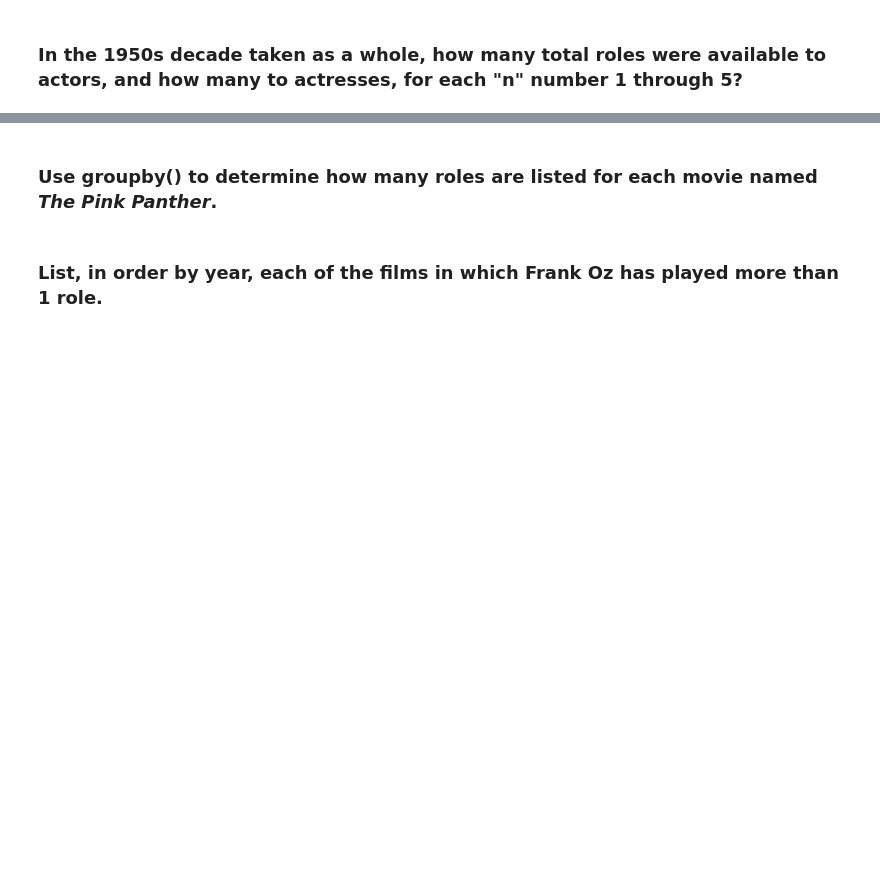
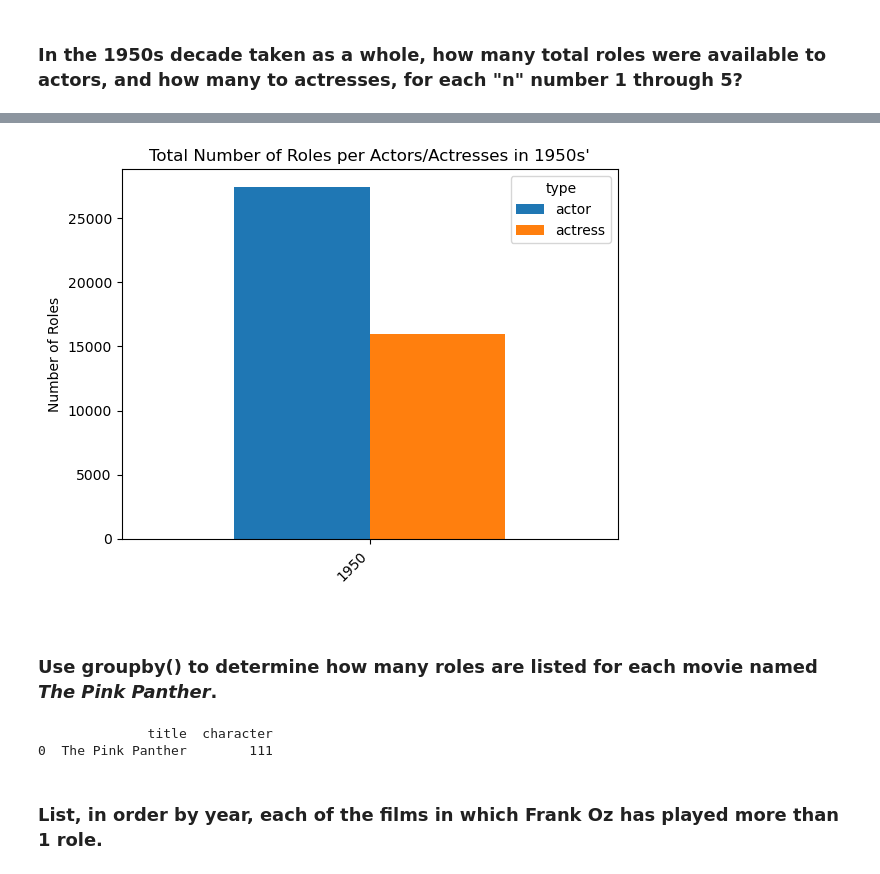
Before and after one commit to ronibars/pycon-pandas-tutorial, a Jupyter notebook: Exercises-3.ipynb, the cells around one changed output, grey strips where cells are left out. Cells and saved outputs as stored; diff of their text form; code cells hidden in the pictures; blank space fills up the shorter version.

```diff
--- a/Exercises-3.ipynb
+++ b/Exercises-3.ipynb
@@ -60,2 +74,5 @@ plt.show()
 # %% [markdown]
 ### In the 1950s decade taken as a whole, how many total roles were available to actors, and how many to actresses, for each "n" number 1 through 5?
+# %%
+cast['decade'] = cast['year'] // 10 * 10
+cast
@@ -62,4 +93,30 @@ plt.show()
+# %%
+roles_1950s = (cast.loc[(cast['n'].between(1, 5)) & (cast['decade'] == 1950)])
+roles_1950s_agg = (
+    roles_1950s.pivot_table(index='decade',
+                            columns='type',
+                            values='n',
+                            aggfunc='count'))
+ax = roles_1950s_agg.plot(kind='bar', width=0.6)
+plt.xlabel(' ')
+plt.xticks(rotation=45, ha='right')
+plt.ylabel('Number of Roles')
+plt.title("Total Number of Roles per Actors/Actresses in 1950s'")
+ax.legend(title='type')
+plt.show()
+# %% [output]
+[figure, added]
 # %% [markdown]
 ### Use groupby() to determine how many roles are listed for each movie named _The Pink Panther_.
+# %%
+pink_panther_roles = (
+    cast.loc[cast['title'] == 'The Pink Panther']
+    .groupby('title')['character']
+    .count()
+    .reset_index())
+print(pink_panther_roles)
+# %% [output]
+              title  character
+0  The Pink Panther        111
 # %% [markdown]
 ### List, in order by year, each of the films in which Frank Oz has played more than 1 role.
```
Also changed, not shown: parts of 4 cells of this notebook.
